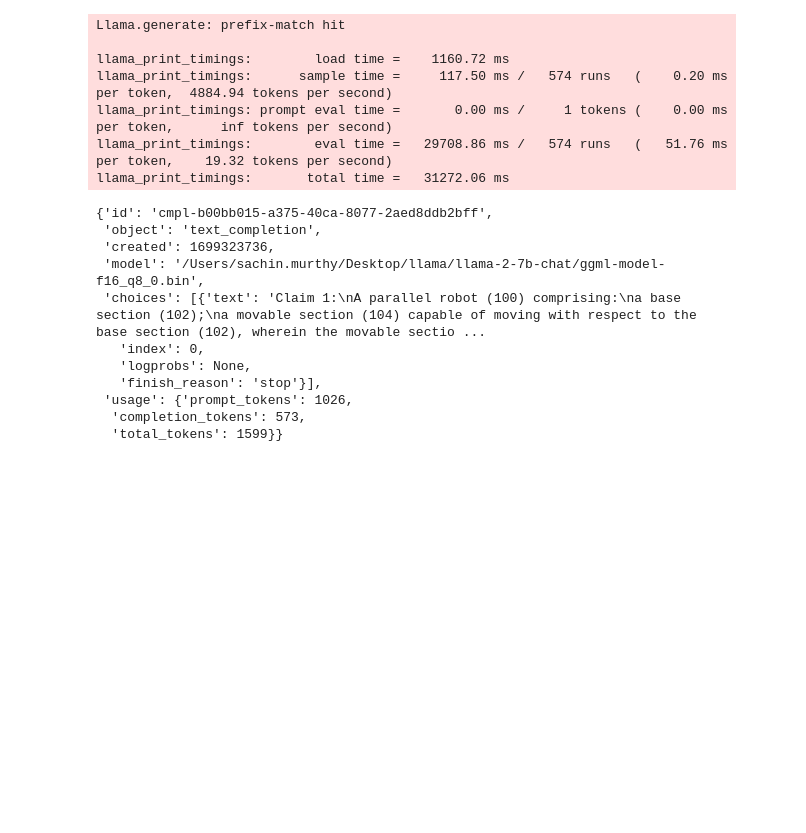
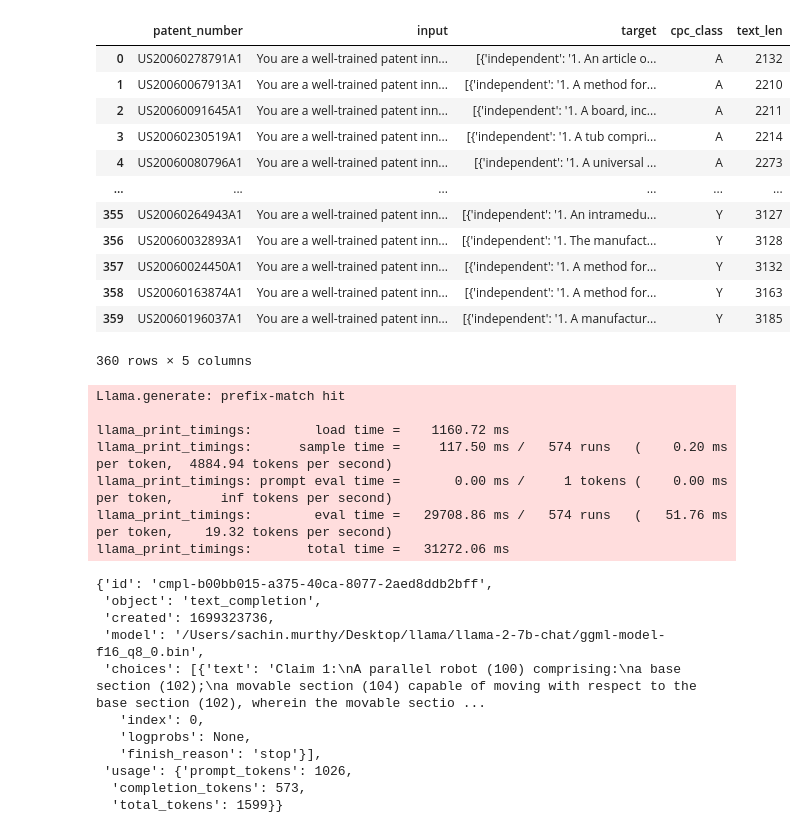
Before and after one commit to skwolvie/llama, a Jupyter notebook: test.ipynb, the cells around one changed output. Cells and saved outputs as stored; diff of their text form; code cells hidden in the pictures; blank space fills up the shorter version.

```diff
--- a/test.ipynb
+++ b/test.ipynb
@@ -27,3 +27,21 @@ ggml_metal_free: deallocating
+# %%
+import pandas as pd
+df= pd.read_csv('../Patent-Insights/main_40perclass.csv')
+df
+# %% [output]
+|  | patent_number | input | target | cpc_class | text_len |
+| 0 | US20060278791A1 | You are a well-trained patent inn... | [{'independent': '1. An article o... | A | 2132 |
+| 1 | US20060067913A1 | You are a well-trained patent inn... | [{'independent': '1. A method for... | A | 2210 |
+| 2 | US20060091645A1 | You are a well-trained patent inn... | [{'independent': '1. A board, inc... | A | 2211 |
+| 3 | US20060230519A1 | You are a well-trained patent inn... | [{'independent': '1. A tub compri... | A | 2214 |
+| 4 | US20060080796A1 | You are a well-trained patent inn... | [{'independent': '1. A universal ... | A | 2273 |
+| ... | ... | ... | ... | ... | ... |
+| 355 | US20060264943A1 | You are a well-trained patent inn... | [{'independent': '1. An intramedu... | Y | 3127 |
+| 356 | US20060032893A1 | You are a well-trained patent inn... | [{'independent': '1. The manufact... | Y | 3128 |
+| 357 | US20060024450A1 | You are a well-trained patent inn... | [{'independent': '1. A method for... | Y | 3132 |
+| 358 | US20060163874A1 | You are a well-trained patent inn... | [{'independent': '1. A method for... | Y | 3163 |
+| 359 | US20060196037A1 | You are a well-trained patent inn... | [{'independent': '1. A manufactur... | Y | 3185 |
+360 rows × 5 columns
 # %%
 prompt = """
 [INST]<<SYS>>
```
Also changed, not shown: parts of 7 cells of this notebook, 2 other files.
